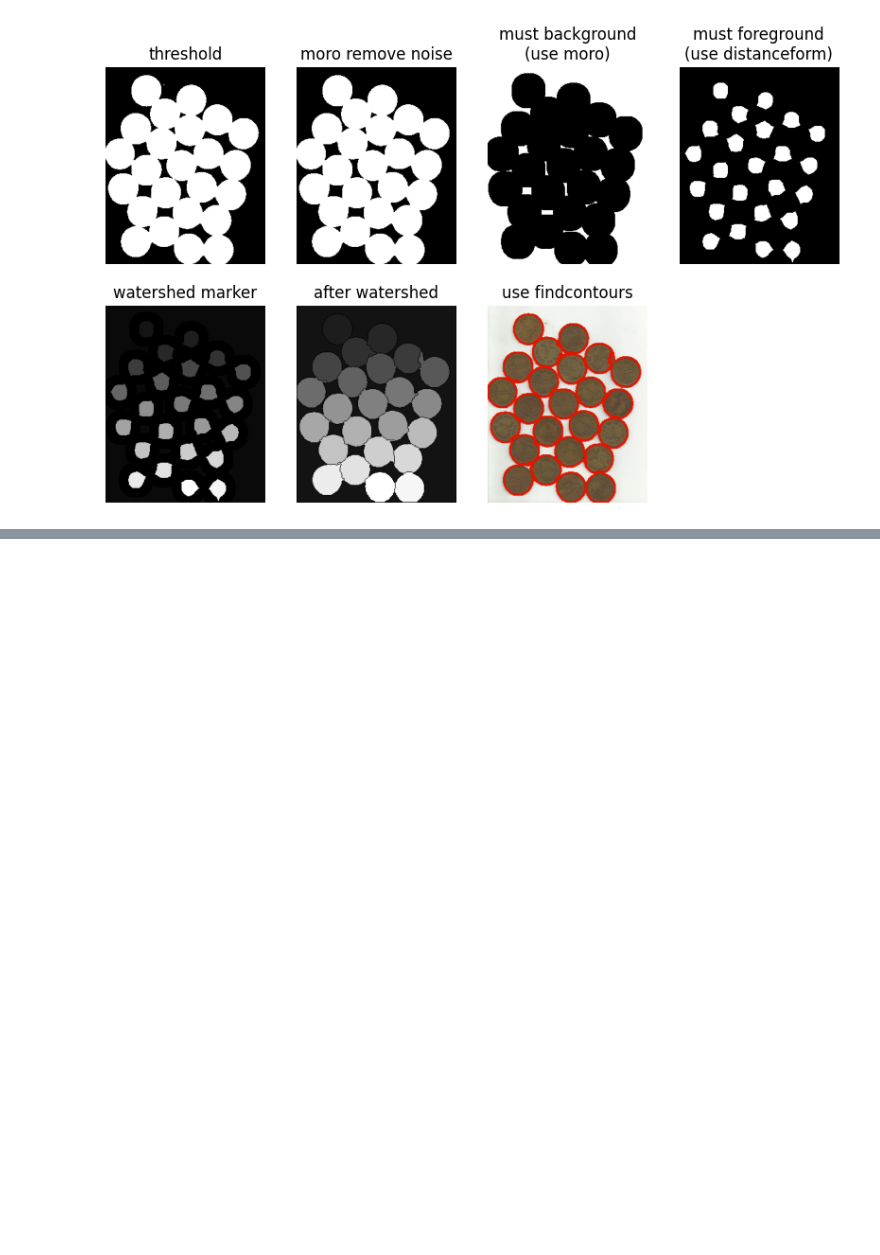
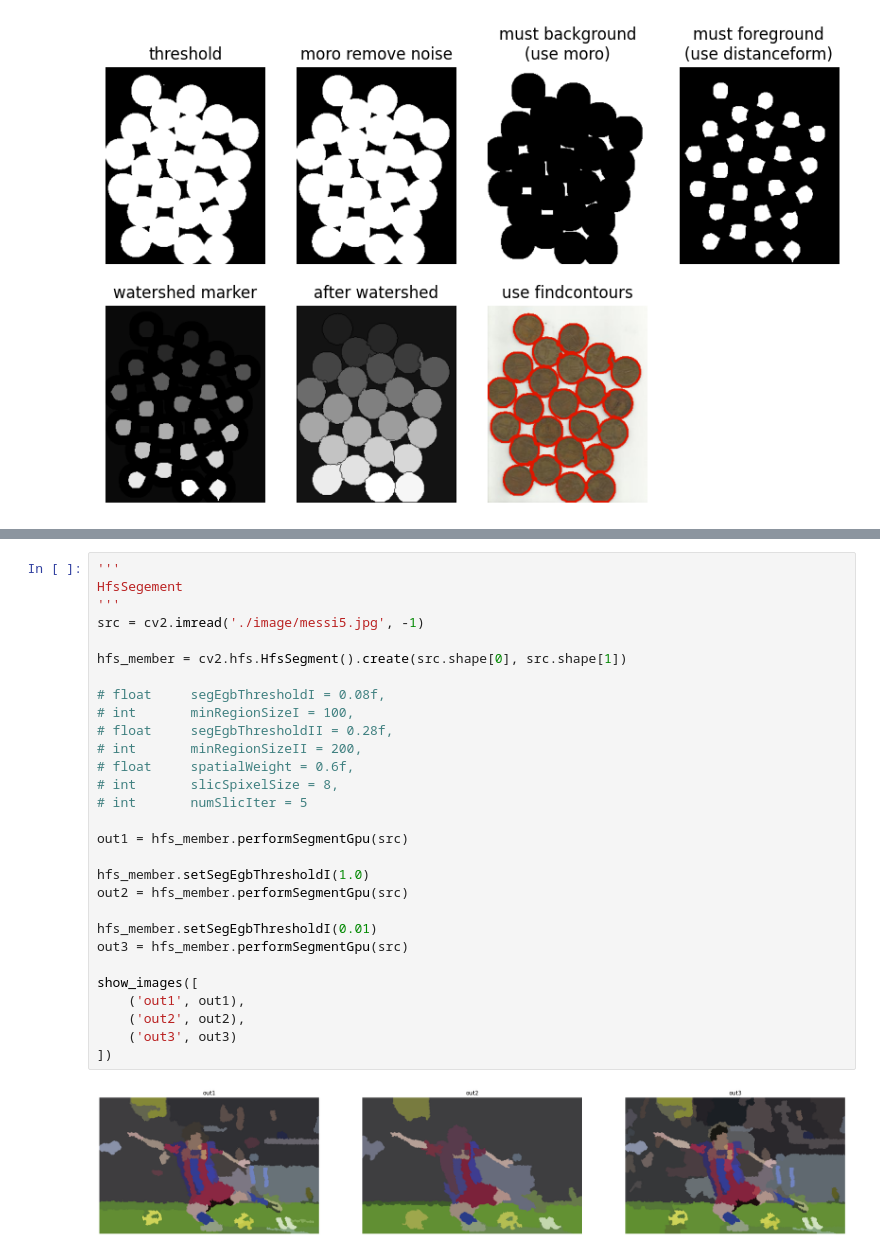
Before and after one commit to masterAllen/LearnOpenCV, a Jupyter notebook: code/image_segemnt.ipynb, the cells around one changed output, grey strips where cells are left out. Cells and saved outputs as stored; diff of their text form; blank space fills up the shorter version.

```diff
--- a/code/image_segemnt.ipynb
+++ b/code/image_segemnt.ipynb
@@ -103,0 +120,31 @@ show_images(results)
+# %%
+'''
+HfsSegement
+'''
+src = cv2.imread('./image/messi5.jpg', -1)
+
+hfs_member = cv2.hfs.HfsSegment().create(src.shape[0], src.shape[1])
+
+# float 	segEgbThresholdI = 0.08f,
+# int 	    minRegionSizeI = 100,
+# float 	segEgbThresholdII = 0.28f,
+# int 	    minRegionSizeII = 200,
+# float 	spatialWeight = 0.6f,
+# int 	    slicSpixelSize = 8,
+# int 	    numSlicIter = 5
+
+out1 = hfs_member.performSegmentGpu(src)
+
+hfs_member.setSegEgbThresholdI(1.0)
+out2 = hfs_member.performSegmentGpu(src)
+
+hfs_member.setSegEgbThresholdI(0.01)
+out3 = hfs_member.performSegmentGpu(src)
+
+show_images([
+    ('out1', out1),
+    ('out2', out2),
+    ('out3', out3)
+])
+# %% [output]
+[figure, added]
```
Also changed, not shown: parts of 2 cells of this notebook, 4 other files.
